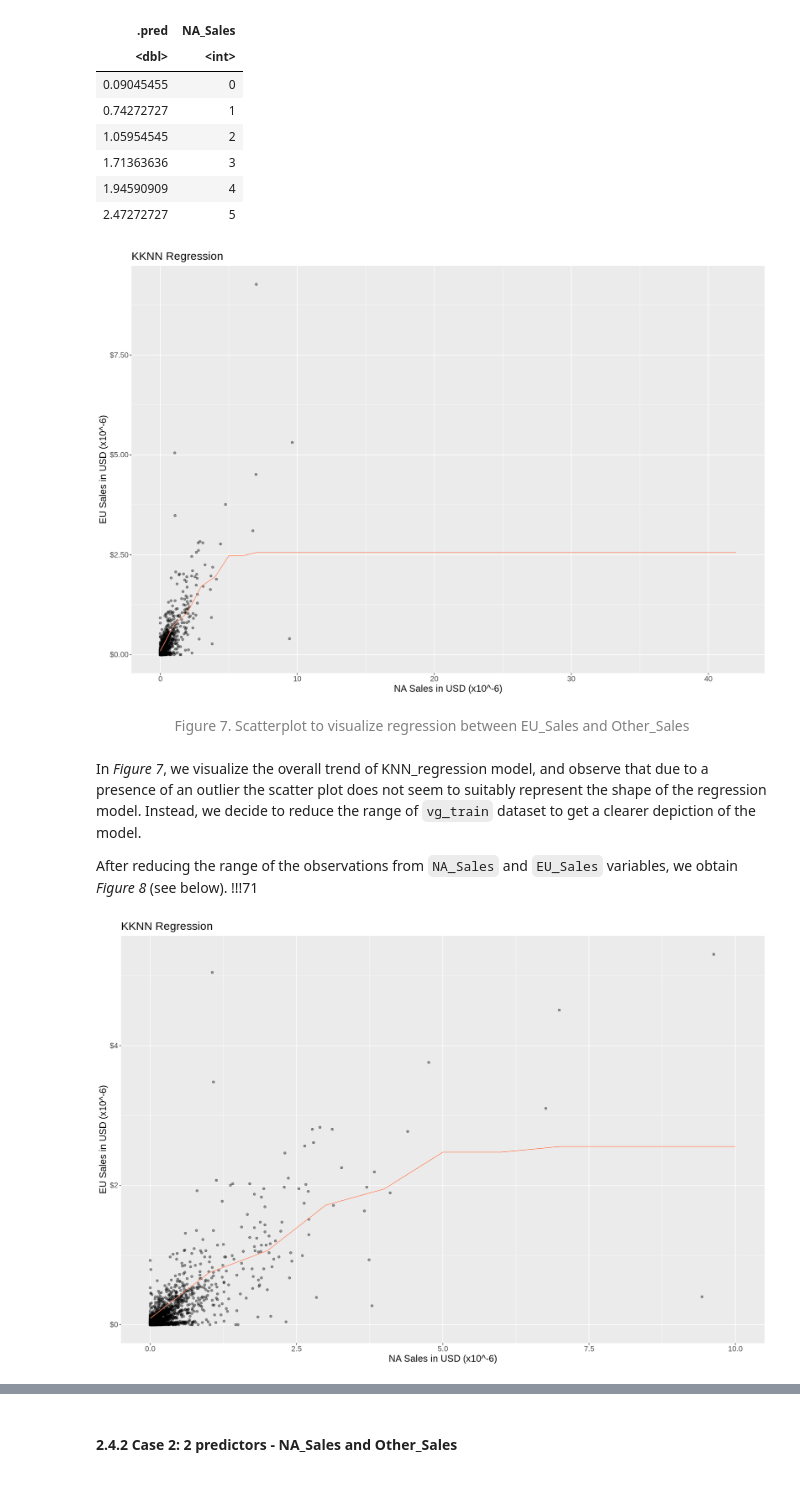
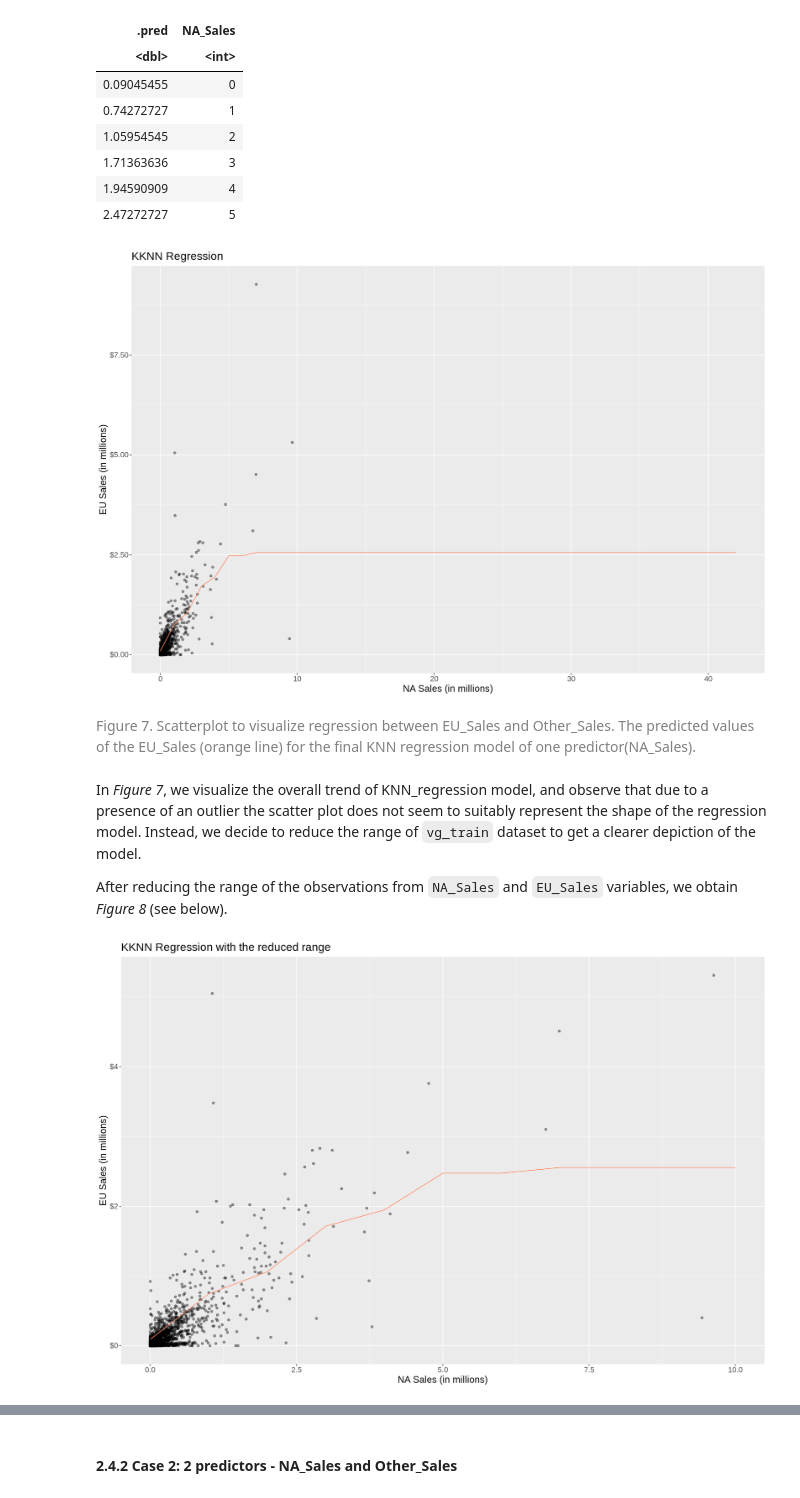
Before and after one commit to kristennli/DSCI100_project, a Jupyter notebook: Final Project Draft.ipynb, the cells around one changed output, grey strips where cells are left out. Cells and saved outputs as stored; diff of their text form; code cells hidden in the pictures.

```diff
--- a/Final Project Draft.ipynb
+++ b/Final Project Draft.ipynb
@@ -657,21 +674,21 @@ kknn_graph <- ggplot(vg_train, aes(x = NA_Sales, y = EU_Sales)) +
                 geom_line(data = EU_preds,
                          mapping = aes(x = NA_Sales, y = .pred),
                          color = "salmon1") +
-                xlab("NA Sales in USD (x10^-6)") +
-                ylab("EU Sales in USD (x10^-6)") +
+                xlab("NA Sales (in millions)") +
+                ylab("EU Sales (in millions)") +
                 scale_y_continuous(label = dollar_format()) +
                 ggtitle("KKNN Regression") +
                 theme(text = element_text(size = 15))
 
 kknn_graph
 # %% [output]
-[figure, old version]
+[figure, new version]
 # %% [markdown]
-<center><span style="color:gray">Figure 7. Scatterplot to visualize regression between EU_Sales and Other_Sales </span></center>
+<span style="color:gray">Figure 7. Scatterplot to visualize regression between EU_Sales and Other_Sales. The predicted values of the EU_Sales (orange line) for the final KNN regression model of one predictor(NA_Sales). </span>
 # %% [markdown]
 In *Figure 7*, we visualize the overall trend of KNN_regression model, and observe that due to a presence of an outlier the scatter plot does not seem to suitably represent the shape of the regression model. Instead, we decide to reduce the range of `vg_train` dataset to get a clearer depiction of the model.
 
-After reducing the range of the observations from `NA_Sales` and `EU_Sales` variables, we obtain *Figure 8* (see below).   !!!71
+After reducing the range of the observations from `NA_Sales` and `EU_Sales` variables, we obtain *Figure 8* (see below).
 # %%
 #Remove outliers in X-variable
 EU_preds_no_outlier <- tibble(NA_Sales = seq(from = 0, to = 10))
@@ -683,16 +700,16 @@ vg_train_no_outlier <- vg_train %>%
 # %%
 kknn_graph_no_outlier <- ggplot(vg_train_no_outlier, aes(x = NA_Sales, y = EU_Sales)) +
                 geom_point(alpha = 0.4) +
                 geom_line(data = EU_preds_no_outlier,
                          mapping = aes(x = NA_Sales, y = .pred),
                          color = "salmon1") +
-                xlab("NA Sales in USD (x10^-6)") +
-                ylab("EU Sales in USD (x10^-6)") +
+                xlab("NA Sales (in millions)") +
+                ylab("EU Sales (in millions)") +
                 scale_y_continuous(label = dollar_format()) +
-                ggtitle("KKNN Regression") +
+                ggtitle("KKNN Regression with the reduced range") +
                 theme(text = element_text(size = 15))
 
 kknn_graph_no_outlier
 # %% [output]
-[figure, old version]
+[figure, new version]
 # %% [markdown]
```
Also changed, not shown: parts of 43 cells of this notebook.
